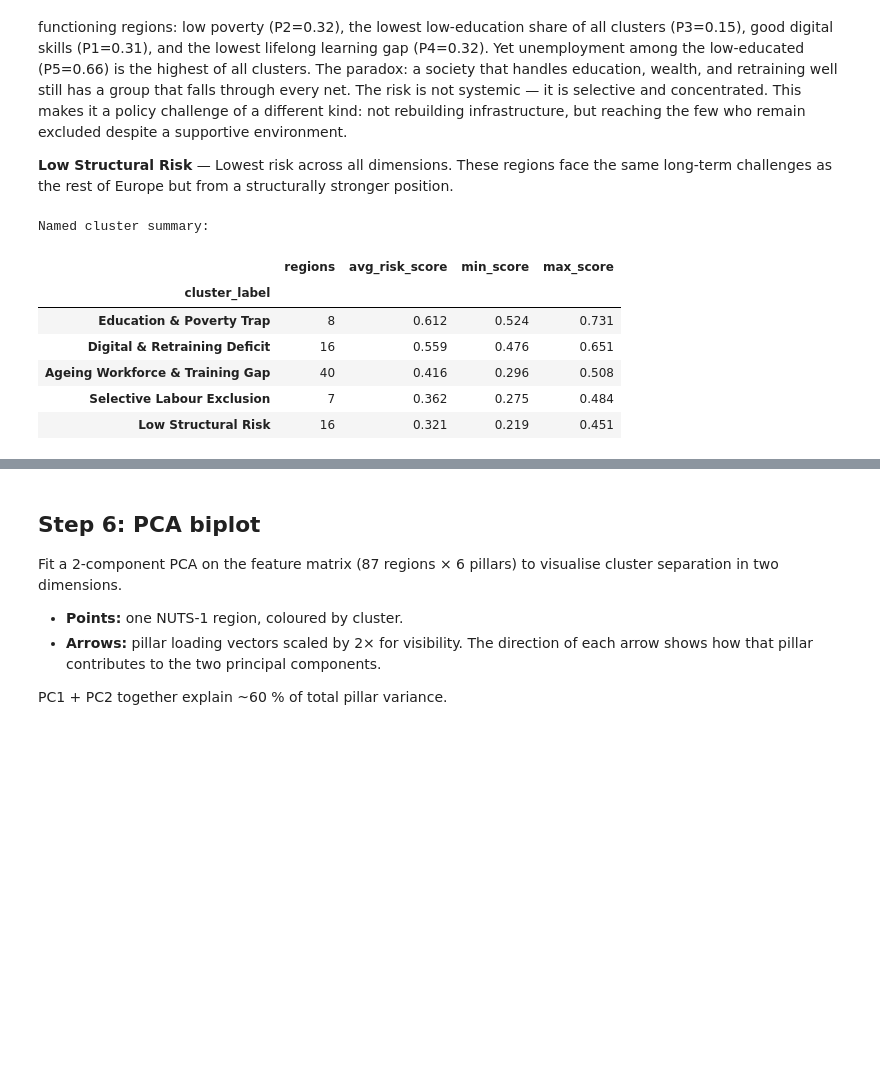
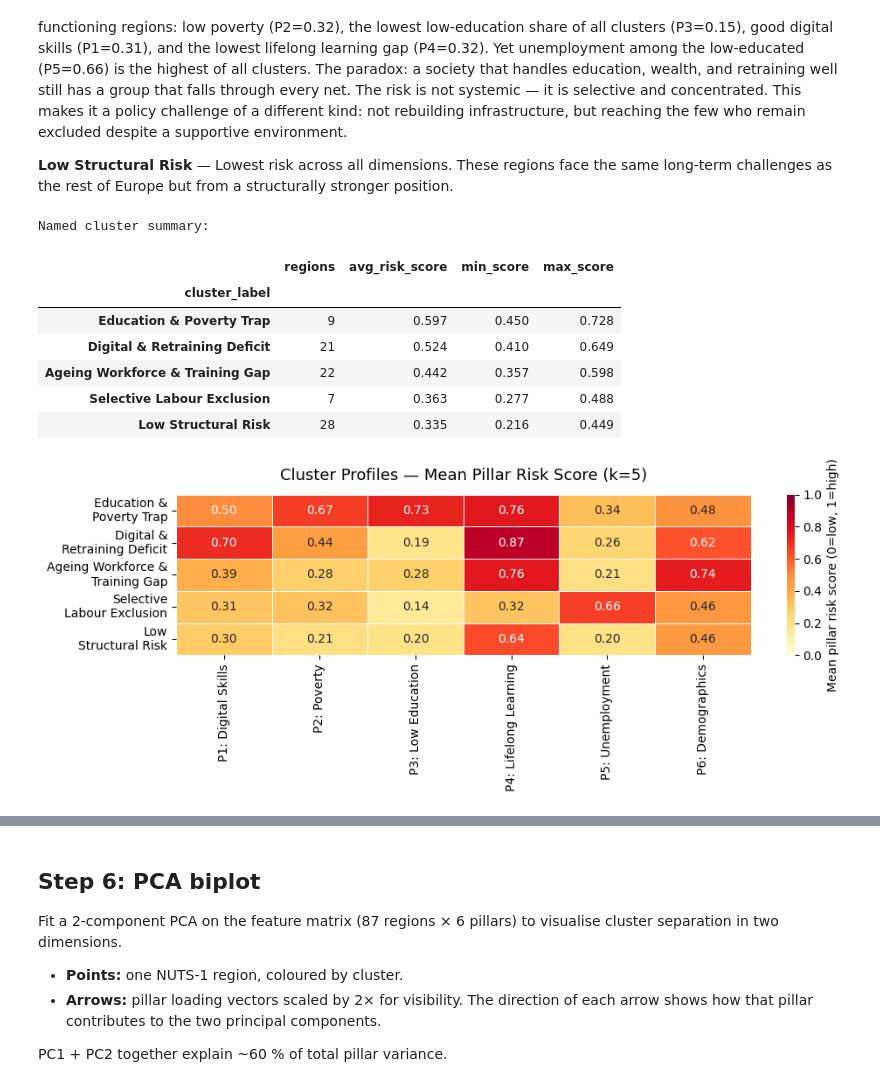
Before and after one commit to andmotus/AI-Literacy-Gap-Index, a Jupyter notebook: notebooks/04_clustering.ipynb, the cells around one changed output, grey strips where cells are left out. Cells and saved outputs as stored; diff of their text form; code cells hidden in the pictures; blank space fills up the shorter version.

```diff
--- a/notebooks/04_clustering.ipynb
+++ b/notebooks/04_clustering.ipynb
@@ -393,6 +393,10 @@ PILLAR_LABELS = {
     "P6_norm": "P6: Demographics",
 }
 
+# [Asel] Added: keeps the raw P1_norm..P6_norm columns (unrenamed) and cluster_id
+# index, needed by name_cluster() below for profile-based cluster naming.
+profile_raw = X.groupby("cluster_id")[FEATURES].mean()
+
 profile = (
     X.groupby("cluster_id")[FEATURES]
     .mean()
@@ -438,43 +442,93 @@ The heatmap above shows the pillar fingerprint of each cluster. Based on which p
 **Low Structural Risk** — Lowest risk across all dimensions. These regions face the same long-term challenges as the rest of Europe but from a structurally stronger position.
 # %%
 # -----------------------------
-# Assign cluster names based on profile inspection above
+# Assign cluster names based on pillar profile (robust across runs)
 # -----------------------------
-CLUSTER_NAMES = {
-    0: "Education & Poverty Trap",
-    3: "Digital & Retraining Deficit",
-    2: "Ageing Workforce & Training Gap",
-    1: "Selective Labour Exclusion",
-    4: "Low Structural Risk",
-}
+# [Asel] Changed: previously this used a hardcoded {cluster_id: name} dict, which
+# breaks if K-Means assigns different cluster_id numbers to the same patterns on a
+# different run. This version names each cluster based on its actual pillar profile
+# (profile_raw), so naming is reproducible regardless of cluster_id ordering.
+def name_cluster(row):
+    if row["P2_norm"] > 0.55 and row["P3_norm"] > 0.55:
+        return "Education & Poverty Trap"
+    elif row["P5_norm"] > 0.55:
+        return "Selective Labour Exclusion"
+    elif row["P1_norm"] > 0.55 and row["P6_norm"] > 0.55:
+        return "Digital & Retraining Deficit"
+    elif row["P2_norm"] < 0.30 and row["P3_norm"] < 0.30 and row["P6_norm"] < 0.50:
+        return "Low Structural Risk"
+    else:
+        return "Ageing Workforce & Training Gap"
+
+CLUSTER_NAMES = profile_raw.apply(name_cluster, axis=1).to_dict()
 
 df["cluster_label"] = df["cluster_id"].map(CLUSTER_NAMES)
 X["cluster_label"] = df["cluster_label"].values
 
 cluster_order = (
     df.groupby("cluster_label")["ai_literacy_gap_index"]
     .mean()
     .sort_values(ascending=False)
     .index.tolist()
 )
 
 print("Named cluster summary:")
 summary = df.groupby("cluster_label", sort=False).agg(
     regions=("geo", "count"),
     avg_risk_score=("ai_literacy_gap_index", "mean"),
     min_score=("ai_literacy_gap_index", "min"),
     max_score=("ai_literacy_gap_index", "max"),
 ).loc[cluster_order].round(3)
 display(summary)
+
+# -----------------------------
+# Cluster profile heatmap — named clusters
+# -----------------------------
+CLUSTER_ABBREV = {
+    "Education & Poverty Trap":    "Education &\nPoverty Trap",
+    "Digital & Retraining Deficit": "Digital &\nRetraining Deficit",
+    "Ageing Workforce & Training Gap":        "Ageing Workforce &\nTraining Gap",
+    "Selective Labour Exclusion":   "Selective\nLabour Exclusion",
+    "Low Structural Risk":          "Low\nStructural Risk",
+}
+
+profile_named = (
+    X.groupby("cluster_label")[FEATURES]
+    .mean()
+    .loc[cluster_order]
+    .rename(columns=PILLAR_LABELS)
+    .round(3)
+)
+profile_named.index = [CLUSTER_ABBREV.get(i, i) for i in profile_named.index]
+
+fig, ax = plt.subplots(figsize=(10, 4))
+sns.heatmap(
+    profile_named,
+    annot=True,
+    fmt=".2f",
+    cmap="YlOrRd",
+    vmin=0, vmax=1,
+    linewidths=0.5,
+    ax=ax,
+    cbar_kws={"label": "Mean pillar risk score (0=low, 1=high)"},
+)
+ax.set_title("Cluster Profiles — Mean Pillar Risk Score (k=5)", fontsize=13, pad=12)
+ax.set_yticklabels(ax.get_yticklabels(), rotation=0, va="center")
+ax.set_xlabel("")
+ax.set_ylabel("")
+plt.tight_layout()
+plt.savefig(PROCESSED_DIR / "plot_cluster_profiles.png", dpi=150, bbox_inches="tight")
+plt.show()
 # %% [output]
 Named cluster summary:
 |  | regions | avg_risk_score | min_score | max_score |
 | cluster_label |  |  |  |  |
-| Education & Poverty Trap | 8 | 0.612 | 0.524 | 0.731 |
-| Digital & Retraining Deficit | 16 | 0.559 | 0.476 | 0.651 |
-| Ageing Workforce & Training Gap | 40 | 0.416 | 0.296 | 0.508 |
-| Selective Labour Exclusion | 7 | 0.362 | 0.275 | 0.484 |
-| Low Structural Risk | 16 | 0.321 | 0.219 | 0.451 |
+| Education & Poverty Trap | 9 | 0.597 | 0.450 | 0.728 |
+| Digital & Retraining Deficit | 21 | 0.524 | 0.410 | 0.649 |
+| Ageing Workforce & Training Gap | 22 | 0.442 | 0.357 | 0.598 |
+| Selective Labour Exclusion | 7 | 0.363 | 0.277 | 0.488 |
+| Low Structural Risk | 28 | 0.335 | 0.216 | 0.449 |
+[figure, added]
 # %%
 # -----------------------------
 # Cluster profile heatmap — named clusters
```
Also changed, not shown: parts of 11 cells of this notebook, 6 other files.
